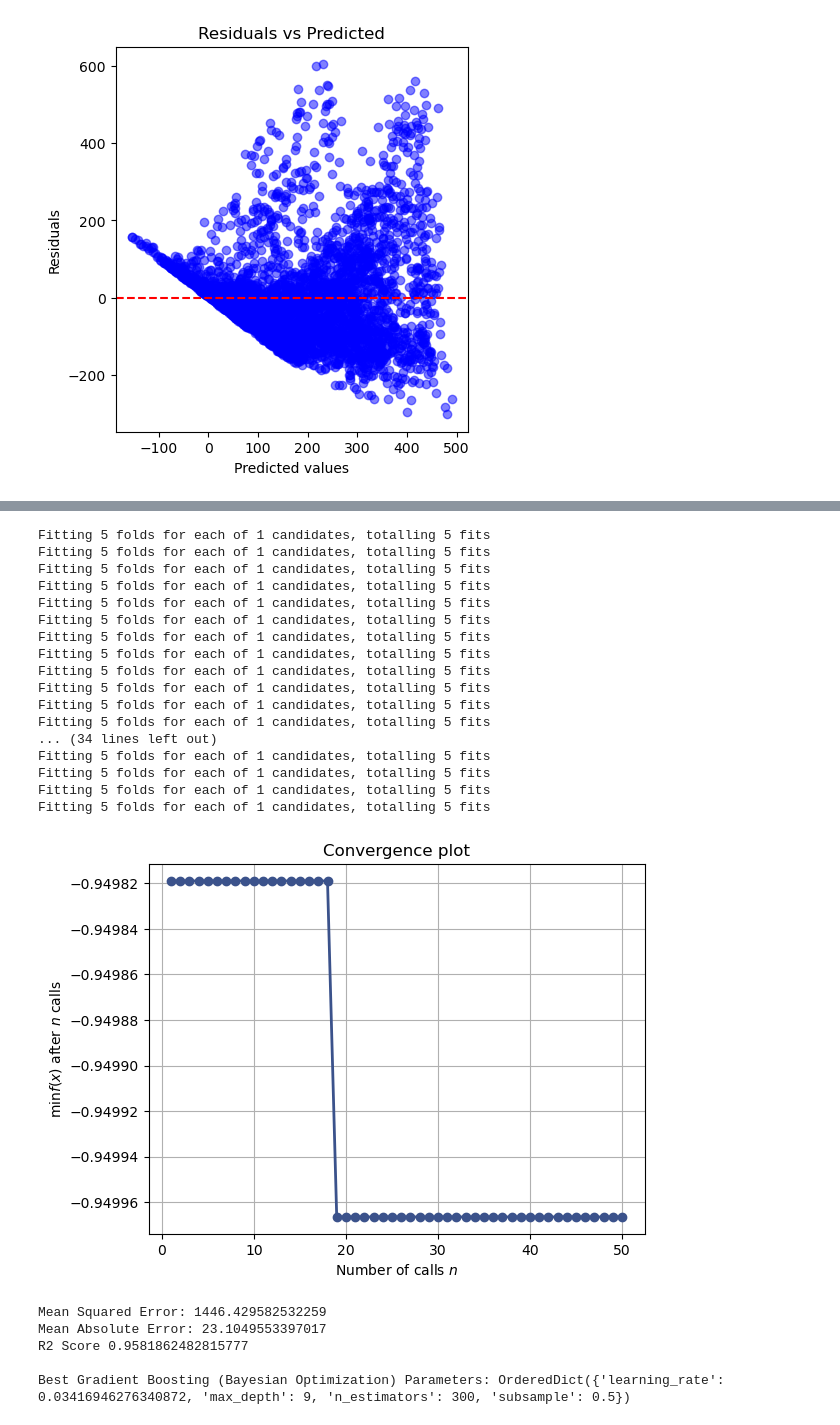
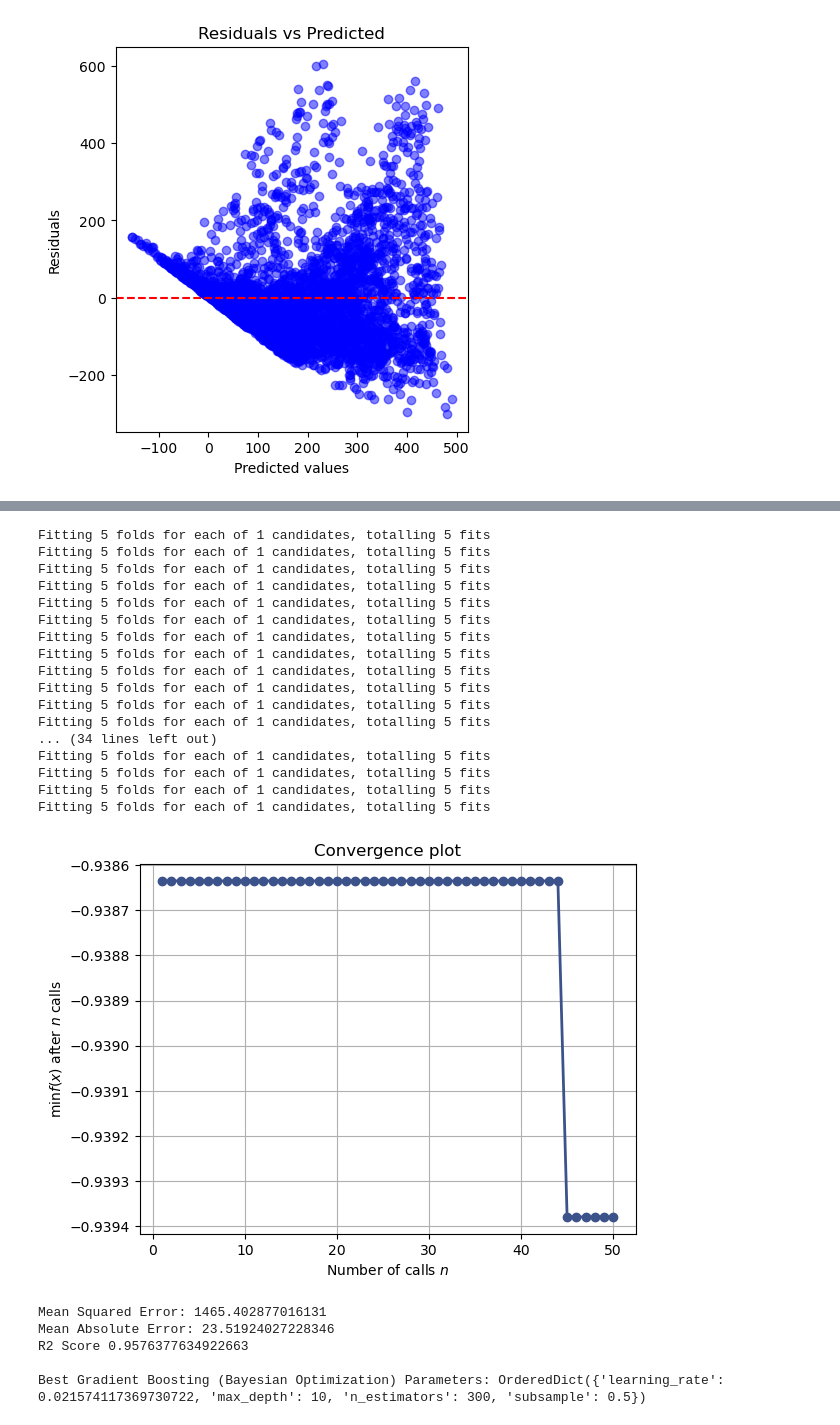
Before and after one commit to clairestewart03/ML-fundamentals-2025, a Jupyter notebook: assignment_2_claire_stewart.ipynb, the cells around one changed output, grey strips where cells are left out. Cells and saved outputs as stored; diff of their text form; code cells hidden in the pictures.

```diff
--- a/assignment_2_claire_stewart.ipynb
+++ b/assignment_2_claire_stewart.ipynb
@@ -152,24 +177,24 @@ didn't sort bins at first but was creating different columns during one-hot enco
 # Task 3: Feature Engineering
 
 # Encoding hr and weekday for training sest
-x_train['hr_sin'] = np.sin(2 * np.pi * df['hr']/24.0)
-x_train['hr_cos'] = np.cos(2 * np.pi * df['hr']/24.0)
+x_train['hr_sin'] = np.sin(2 * np.pi * x_train['hr']/24.0)
+x_train['hr_cos'] = np.cos(2 * np.pi * x_train['hr']/24.0)
 
-x_train['weekday_sin'] = np.sin(2 * np.pi * df['weekday']/7.0)
-x_train['weekday_cos'] = np.cos(2 * np.pi * df['weekday']/7.0)
+x_train['weekday_sin'] = np.sin(2 * np.pi * x_train['weekday']/7.0)
+x_train['weekday_cos'] = np.cos(2 * np.pi * x_train['weekday']/7.0)
 
 # Encoding hr and weekday for val and test sets
-x_val['hr_sin'] = np.sin(2 * np.pi * df['hr']/24.0)
-x_val['hr_cos'] = np.cos(2 * np.pi * df['hr']/24.0)
+x_val['hr_sin'] = np.sin(2 * np.pi * x_val['hr']/24.0)
+x_val['hr_cos'] = np.cos(2 * np.pi * x_val['hr']/24.0)
 
-x_val['weekday_sin'] = np.sin(2 * np.pi * df['weekday']/7.0)
-x_val['weekday_cos'] = np.cos(2 * np.pi * df['weekday']/7.0)
+x_val['weekday_sin'] = np.sin(2 * np.pi * x_val['weekday']/7.0)
+x_val['weekday_cos'] = np.cos(2 * np.pi * x_val['weekday']/7.0)
 
-x_test['hr_sin'] = np.sin(2 * np.pi * df['hr']/24.0)
-x_test['hr_cos'] = np.cos(2 * np.pi * df['hr']/24.0)
+x_test['hr_sin'] = np.sin(2 * np.pi * x_test['hr']/24.0)
+x_test['hr_cos'] = np.cos(2 * np.pi * x_test['hr']/24.0)
 
-x_test['weekday_sin'] = np.sin(2 * np.pi * df['weekday']/7.0)
-x_test['weekday_cos'] = np.cos(2 * np.pi * df['weekday']/7.0)
+x_test['weekday_sin'] = np.sin(2 * np.pi * x_test['weekday']/7.0)
+x_test['weekday_cos'] = np.cos(2 * np.pi * x_test['weekday']/7.0)
 
 x_train.drop(columns=['hr', 'weekday'], inplace=True)
 x_val.drop(columns=['hr', 'weekday'], inplace=True)
@@ -184,6 +209,11 @@ x_train = pd.get_dummies(x_train, columns=encode_cols)
 x_val = pd.get_dummies(x_val, columns=encode_cols)
 x_test = pd.get_dummies(x_test, columns=encode_cols)
 
+# Making sure they have the same number of columns
+x_train = x_train.reindex(columns=x_val.columns, fill_value=0)
+x_val = x_val.reindex(columns=x_train.columns, fill_value=0)
+x_test = x_test.reindex(columns=x_train.columns, fill_value=0)
+
 # Applying Scaler to training set
 scale_cols = ['temp', 'hum', 'windspeed']
 scaler = StandardScaler()
@@ -354,13 +417,15 @@ rf_param_grid = {
 "min_samples_leaf": [1, 2, 4],
 }
 
+ts = TimeSeriesSplit(n_splits=5)
+
 # define random search
 rf_random_search = RandomizedSearchCV(
 estimator=rf,
 param_distributions=rf_param_grid,
 n_iter=50,
 scoring="r2",
-cv=5,
+cv=ts,
 n_jobs=-1,
 verbose=1,
 random_state=42,
@@ -423,7 +498,7 @@ bayes_search = BayesSearchCV(
     search_spaces=gbr_param_space,
     n_iter=50,
     scoring="r2",
-    cv=5,
+    cv=ts,
     n_jobs=-1,
     random_state=42,
     verbose=1,
@@ -444,36 +519,39 @@ bs_mse = mean_squared_error(y_val, bs_y_pred)
 bs_mae = mean_absolute_error(y_val, bs_y_pred)
 bs_r2 = r2_score(y_val, bs_y_pred)
 
 print("Mean Squared Error:", bs_mse)
 print("Mean Absolute Error:", bs_mae)
 print("R2 Score", bs_r2)
 
+# Best Bayes Model
+best_bayes = bayes_search.best_estimator_
+
 # Printing best hyperparameters
 print(
 "\nBest Gradient Boosting (Bayesian Optimization) Parameters: %s"
 % bayes_search.best_params_
 )
 # %% [output]
 Fitting 5 folds for each of 1 candidates, totalling 5 fits
 Fitting 5 folds for each of 1 candidates, totalling 5 fits
 Fitting 5 folds for each of 1 candidates, totalling 5 fits
 Fitting 5 folds for each of 1 candidates, totalling 5 fits
 Fitting 5 folds for each of 1 candidates, totalling 5 fits
 Fitting 5 folds for each of 1 candidates, totalling 5 fits
 Fitting 5 folds for each of 1 candidates, totalling 5 fits
 Fitting 5 folds for each of 1 candidates, totalling 5 fits
 Fitting 5 folds for each of 1 candidates, totalling 5 fits
 Fitting 5 folds for each of 1 candidates, totalling 5 fits
 Fitting 5 folds for each of 1 candidates, totalling 5 fits
 Fitting 5 folds for each of 1 candidates, totalling 5 fits
 ... (34 lines left out)
 Fitting 5 folds for each of 1 candidates, totalling 5 fits
 Fitting 5 folds for each of 1 candidates, totalling 5 fits
 Fitting 5 folds for each of 1 candidates, totalling 5 fits
 Fitting 5 folds for each of 1 candidates, totalling 5 fits
-[figure, old version]
+[figure, new version]
-Mean Squared Error: 1446.429582532259
-Mean Absolute Error: 23.1049553397017
-R2 Score 0.9581862482815777
+Mean Squared Error: 1465.402877016131
+Mean Absolute Error: 23.51924027228346
+R2 Score 0.9576377634922663
 
-Best Gradient Boosting (Bayesian Optimization) Parameters: OrderedDict({'learning_rate': 0.03416946276340872, 'max_depth': 9, 'n_estimators': 300, 'subsample': 0.5})
+Best Gradient Boosting (Bayesian Optimization) Parameters: OrderedDict({'learning_rate': 0.021574117369730722, 'max_depth': 10, 'n_estimators': 300, 'subsample': 0.5})
```
Also changed, not shown: parts of 19 cells of this notebook.
